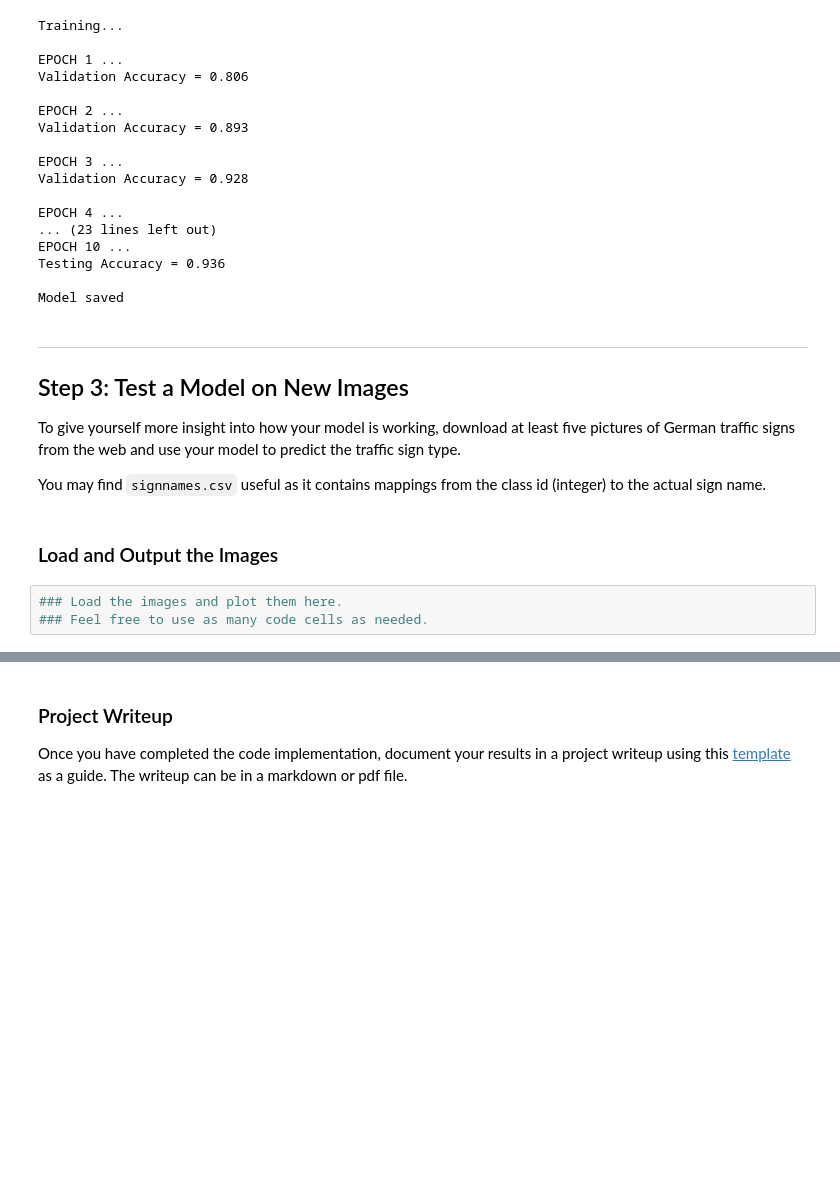
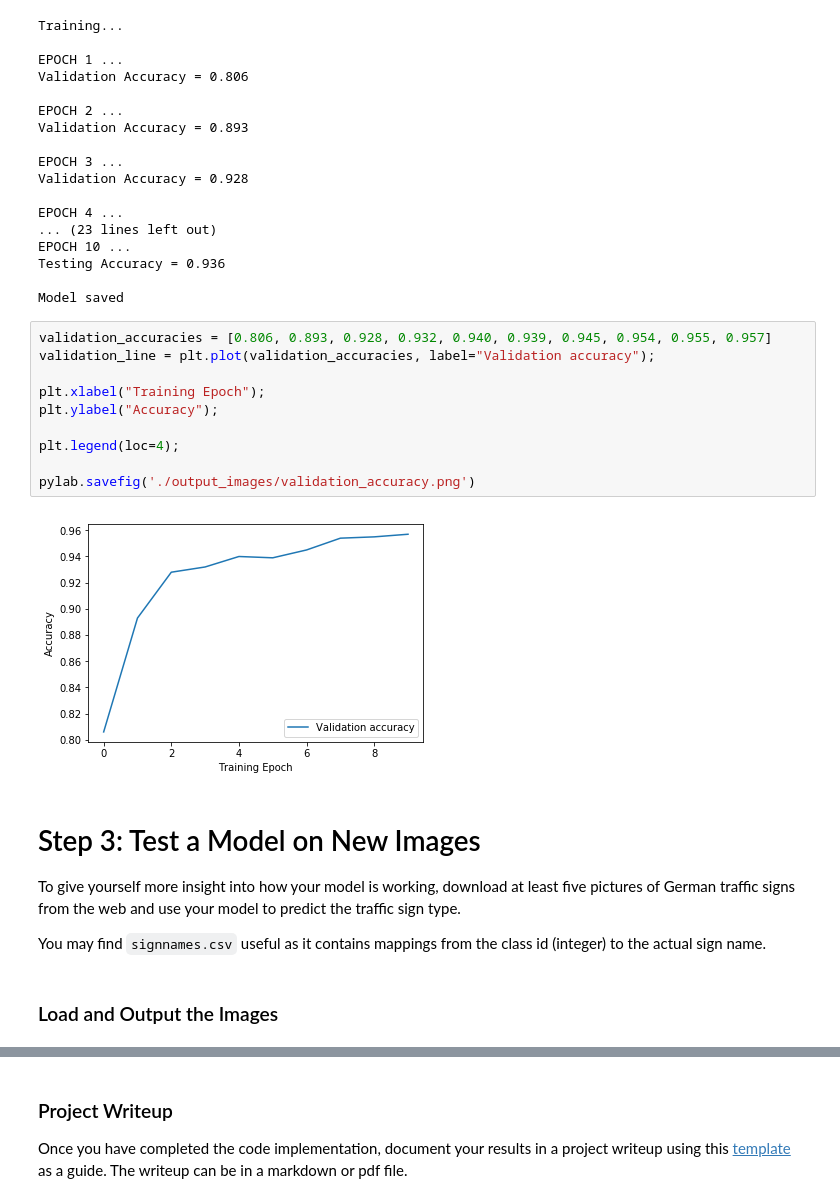
Before and after one commit to jazzTheJackRabbit/p2_traffic_sign_classifier, a Jupyter notebook: sdcp2.ipynb, the cells around one changed output, grey strips where cells are left out. Cells and saved outputs as stored; diff of their text form; blank space fills up the shorter version.

```diff
--- a/sdcp2.ipynb
+++ b/sdcp2.ipynb
@@ -436,18 +422,25 @@ EPOCH 10 ...
 Testing Accuracy = 0.936
 
 Model saved
+# %%
+validation_accuracies = [0.806, 0.893, 0.928, 0.932, 0.940, 0.939, 0.945, 0.954, 0.955, 0.957]
+validation_line = plt.plot(validation_accuracies, label="Validation accuracy");
+
+plt.xlabel("Training Epoch");
+plt.ylabel("Accuracy");
+
+plt.legend(loc=4);
+
+pylab.savefig('./output_images/validation_accuracy.png')
+# %% [output]
+[figure, added]
 # %% [markdown]
----
-
-## Step 3: Test a Model on New Images
+# Step 3: Test a Model on New Images
 
 To give yourself more insight into how your model is working, download at least five pictures of German traffic signs from the web and use your model to predict the traffic sign type.
 
 You may find `signnames.csv` useful as it contains mappings from the class id (integer) to the actual sign name.
 # %% [markdown]
 ### Load and Output the Images
-# %%
-### Load the images and plot them here.
-### Feel free to use as many code cells as needed.
 # %%
 import numpy as np
```
Also changed, not shown: parts of 41 cells of this notebook, 9 other files.
